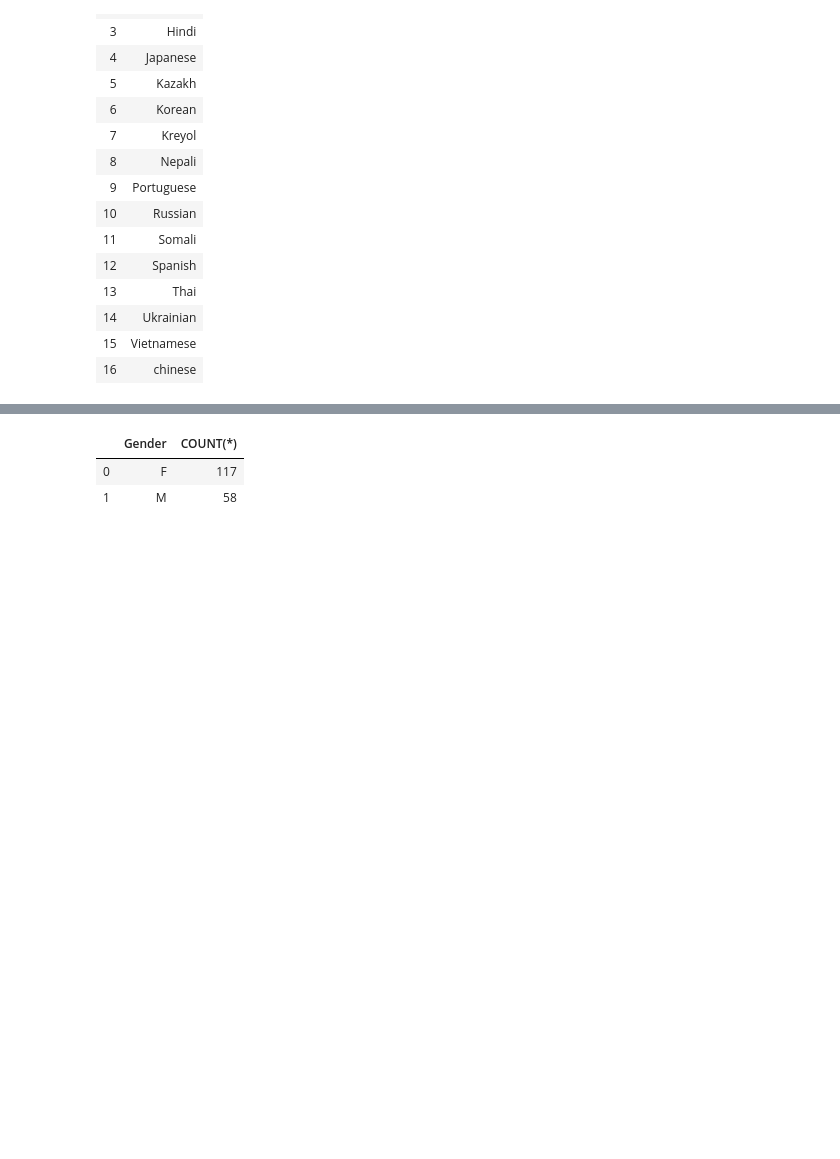
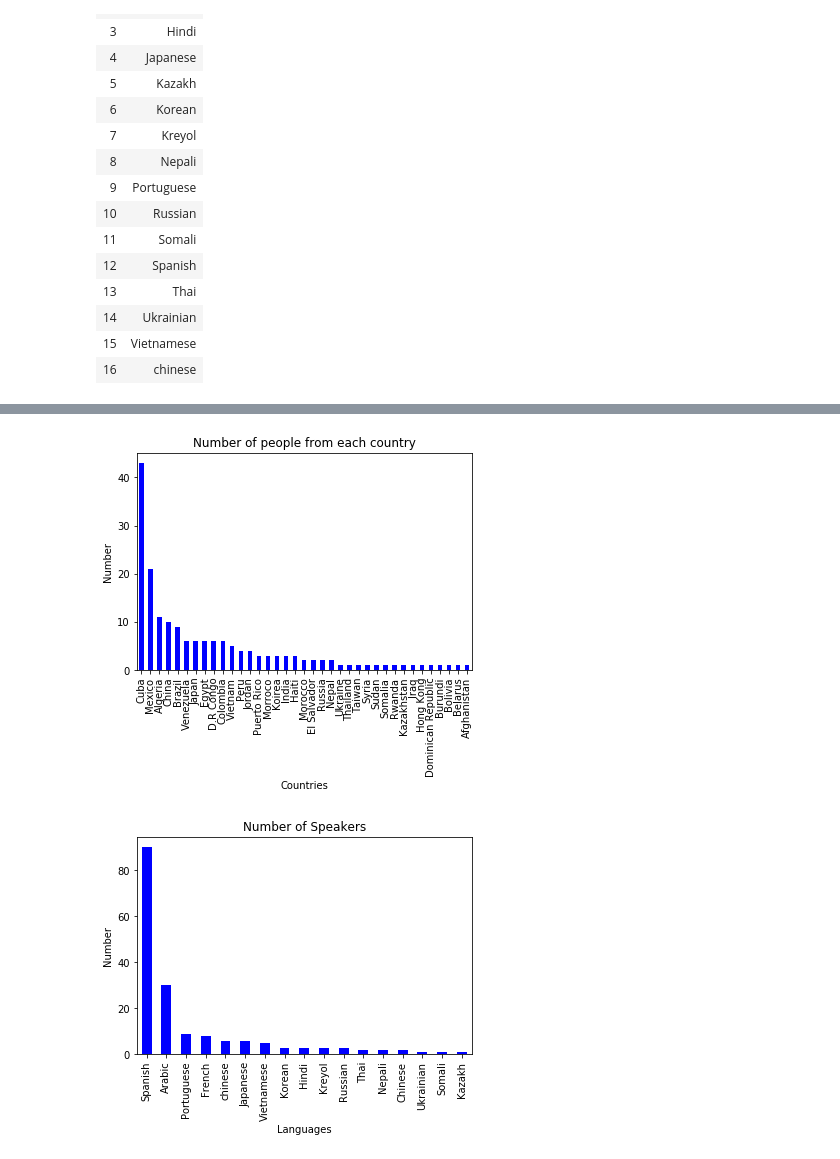
Before and after one commit to purumaster/LAESLData, a Jupyter notebook: LAESLData.ipynb, the cells around one changed output, grey strips where cells are left out. Saved outputs shown, nothing was run; the diff lists cells and outputs as text; code cells hidden in the pictures; blank space fills up the shorter version.

```diff
--- a/LAESLData.ipynb
+++ b/LAESLData.ipynb
@@ -166,3 +133,19 @@ pd.read_sql_query(query,db)
 | 14 | Ukrainian |
 | 15 | Vietnamese |
 | 16 | chinese |
+# %%
+# Number of speakers.
+query = '''
+SELECT Language, COUNT(*) AS Number_of_Speakers
+FROM LAESL
+GROUP BY Language
+ORDER BY Number_of_Speakers DESC;
+
+'''
+df3 = run_query(query)
+
+# read data out of the database and into dataframe
+df3 = df3.sort_values("Number_of_Speakers", ascending = False).reset_index(drop=True)
+
+
+df3
@@ -198,14 +259,0 @@ pd.read_sql_query(query,db)
-# %%
-# Counting for genders.
-query = '''
-SELECT Gender, COUNT(*)
-FROM LAESL
-GROUP BY Gender = "M","F";
-
-'''
-
-pd.read_sql_query(query,db)
-# %% [output]
-|  | Gender | COUNT(*) |
-| 0 | F | 117 |
-| 1 | M | 58 |
@@ -211,0 +265,25 @@ pd.read_sql_query(query,db)
+# %%
+%matplotlib inline
+#import plotly.express as px
+import matplotlib.pyplot as plt
+
+
+my_plot = df2.plot(x="Country", y="Number_of_people" ,kind="bar",legend=None, title="Number of people from each country" ,color = "blue")
+my_plot.set_xlabel("Countries")
+my_plot.set_ylabel("Number")
+
+
+my_plot = df3.plot(x="Language", y="Number_of_Speakers" ,kind="bar",legend=None, title="Number of Speakers" ,color = "blue")
+my_plot.set_xlabel("Languages")
+my_plot.set_ylabel("Number")
+
+
+#my_plot = df4.plot(x, labels=label, counterclock=False, startangle=90 ,kind="pie",legend=None, title="Gender" ,color = "red", "blue")
+
+
+
+
+mpl.pyplot.show(my_plot)
+# %% [output]
+[figure, added]
+[figure, added]
```
Also changed, not shown: parts of 16 cells of this notebook.
